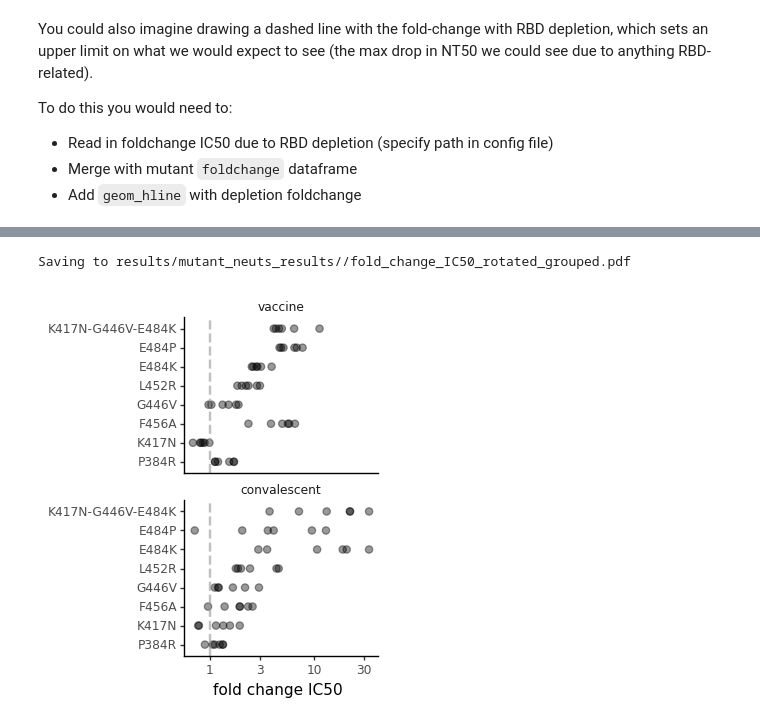
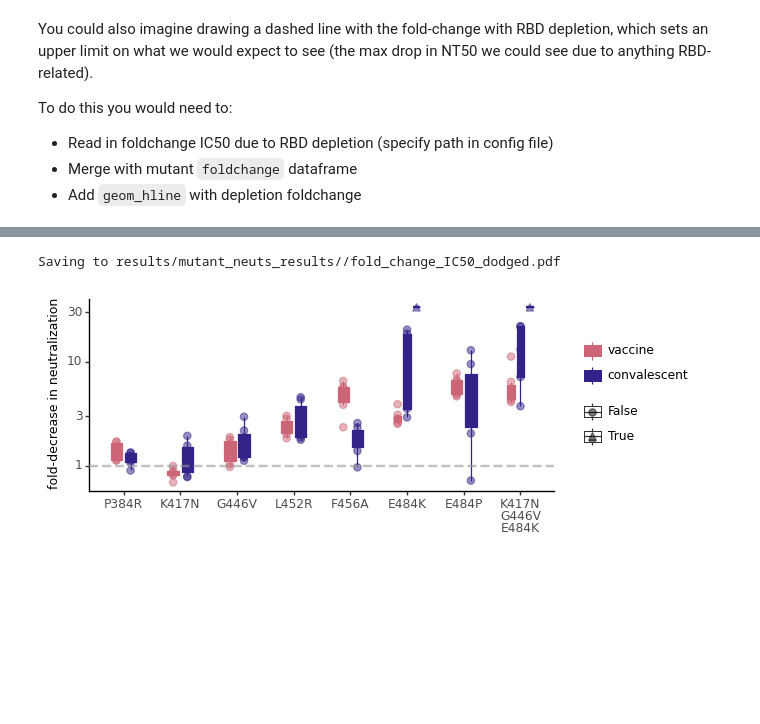
Before and after one commit to jbloomlab/SARS-CoV-2-RBD_MAP_Moderna, a Jupyter notebook: experimental_data/mutant_neuts.ipynb, the cells around one changed output, grey strips where cells are left out. Drawn from its saved outputs; the diff is of its cells as text; code cells hidden in the pictures; blank space fills up the shorter version.

```diff
--- a/experimental_data/mutant_neuts.ipynb
+++ b/experimental_data/mutant_neuts.ipynb
@@ -286,7 +286,9 @@ muts_depletions = (pd.concat([depletion_df, fc], axis=0, ignore_index=True)
                           how='left',
                           on=['serum', 'virus']
                          )
-                   .assign(virus=lambda x: pd.Categorical(x['virus'], categories=config['viruses'], ordered=True))
+                   .assign(virus=lambda x: pd.Categorical(x['virus'], categories=config['viruses'].keys(), ordered=True),
+                           epitope=lambda x: x['virus'].map(config['viruses']),
+                          )
                )
 
 display(HTML(muts_depletions.tail().to_html(index=False)))
@@ -441,28 +469,37 @@ Saving to results/mutant_neuts_results//fold_change_IC50_rotated.pdf
 # %%
 p = (ggplot(muts_depletions
             .query("virus != 'wildtype' & virus != 'RBD antibodies depleted'")
             .assign(sample_type=lambda x: pd.Categorical(x['sample_type'],ordered=True,categories=['vaccine', 'convalescent']))
+             .replace({'K417N-G446V-E484K':'K417N\nG446V\nE484K'})
+             .assign(virus=lambda x: pd.Categorical(x['virus'],ordered=True,categories=list(config['viruses'].keys())+['K417N\nG446V\nE484K']))
             ) +
-     aes('virus', 'fold_change') +
-     geom_point(size=2.5, alpha=0.4) +
-     scale_y_log10(name='fold change IC50') +
-     facet_wrap('~sample_type', ncol=1) +
+     aes('virus', 'fold_change', fill='sample_type', color='sample_type', shape='ic50_is_bound',) +
+     geom_boxplot(aes(), #color='sample_type'
+                  width=0.4,
+                  position=position_dodge(width=0.5),
+                  outlier_shape='',
+                 ) +
+     geom_jitter(position=position_dodge(width=0.5), size=2.5, alpha=0.5) +
+     scale_y_log10(name='fold-decrease in neutralization') +
      theme_classic() +
-     theme(axis_title_y=element_blank(),
-           strip_margin_y=0.35,
-           strip_background_x=element_blank(),
-           figure_size=(2.5, 0.55 * (muts_depletions['virus'].nunique()-2)),
+     theme(axis_title_x=element_blank(),
+           axis_title_y=element_text(size=9),
+           legend_title=element_blank(),
+#            legend_title=element_text(size=10),
+           figure_size=(0.75 * (muts_depletions['virus'].nunique()-2), 2.5),
            ) +
      geom_hline(yintercept=1, linetype='dashed', size=1,
                 alpha=0.6, color=CBPALETTE[0]) +
-     coord_flip()
+     scale_fill_manual(values=['#CC6677', '#332288'])+
+     scale_color_manual(values=['#CC6677', '#332288']) +
+     scale_shape_manual(values=['o','^'], name='upper limit')
      )
 
 _ = p.draw()
 
-plotfile = f'{resultsdir}/fold_change_IC50_rotated_grouped.pdf'
+plotfile = f'{resultsdir}/fold_change_IC50_dodged.pdf'
 print(f"Saving to {plotfile}")
 p.save(plotfile, verbose=False)
 # %% [output]
-Saving to results/mutant_neuts_results//fold_change_IC50_rotated_grouped.pdf
+Saving to results/mutant_neuts_results//fold_change_IC50_dodged.pdf
-[figure, old version]
+[figure, new version]
```
Also changed, not shown: parts of 20 cells of this notebook, 43 other files.
